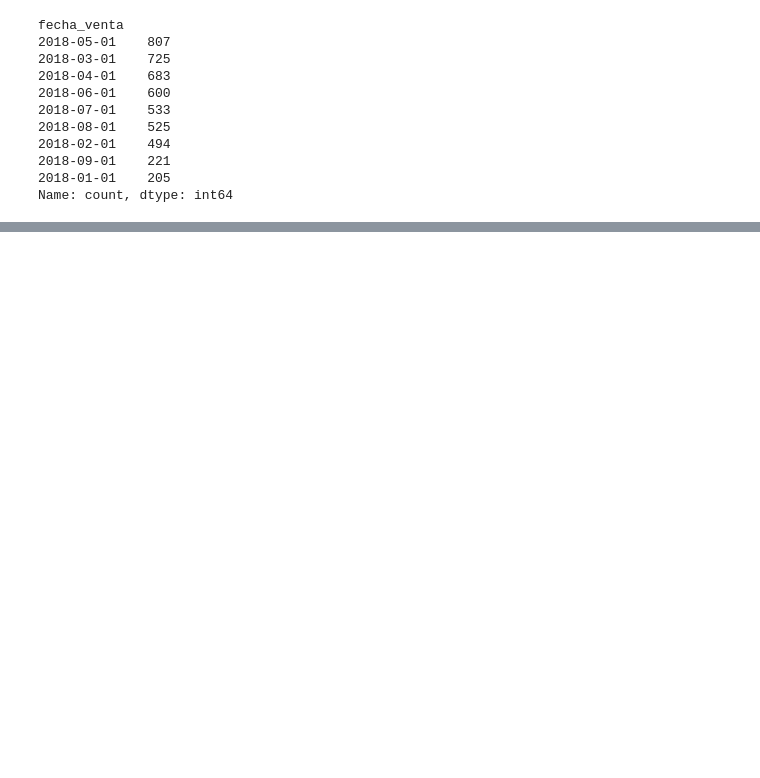
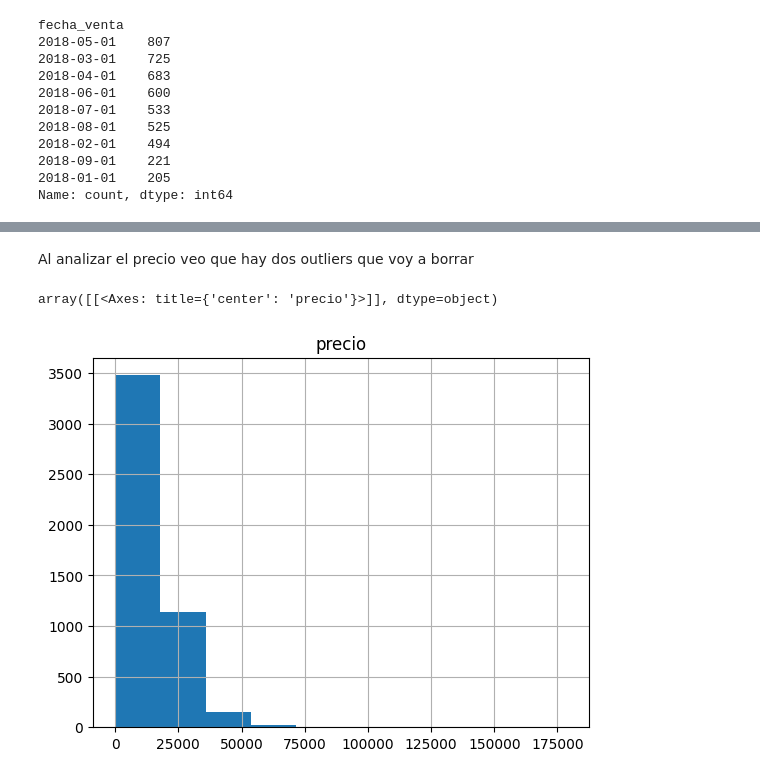
Before and after one commit to tvgtech/BMW_Proj, a Jupyter notebook: Esther_BMW.ipynb, the cells around one changed output, grey strips where cells are left out. Cells and saved outputs as stored; diff of their text form; code cells hidden in the pictures; blank space fills up the shorter version.

```diff
--- a/Esther_BMW.ipynb
+++ b/Esther_BMW.ipynb
@@ -688,0 +754,7 @@ Name: count, dtype: int64
+# %% [markdown]
+Al analizar el precio veo que hay dos outliers que voy a borrar
+# %%
+df_bmw9.hist("precio")
+# %% [output]
+array([[<Axes: title={'center': 'precio'}>]], dtype=object)
+[figure, added]
```
Also changed, not shown: parts of 51 cells of this notebook.
